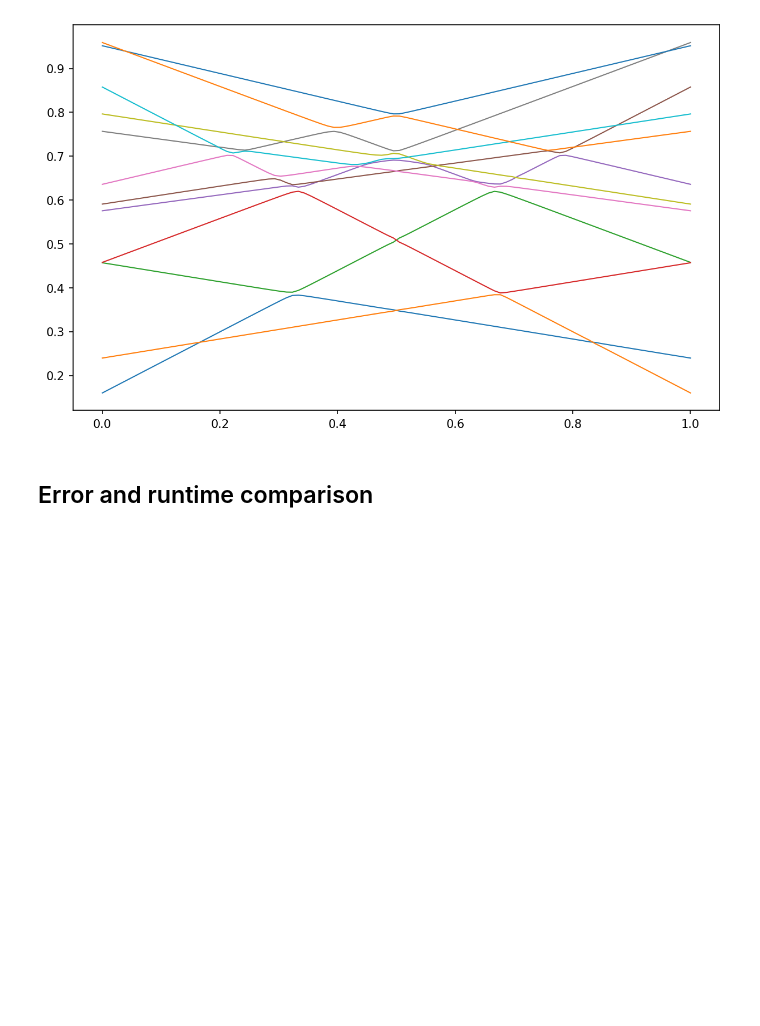
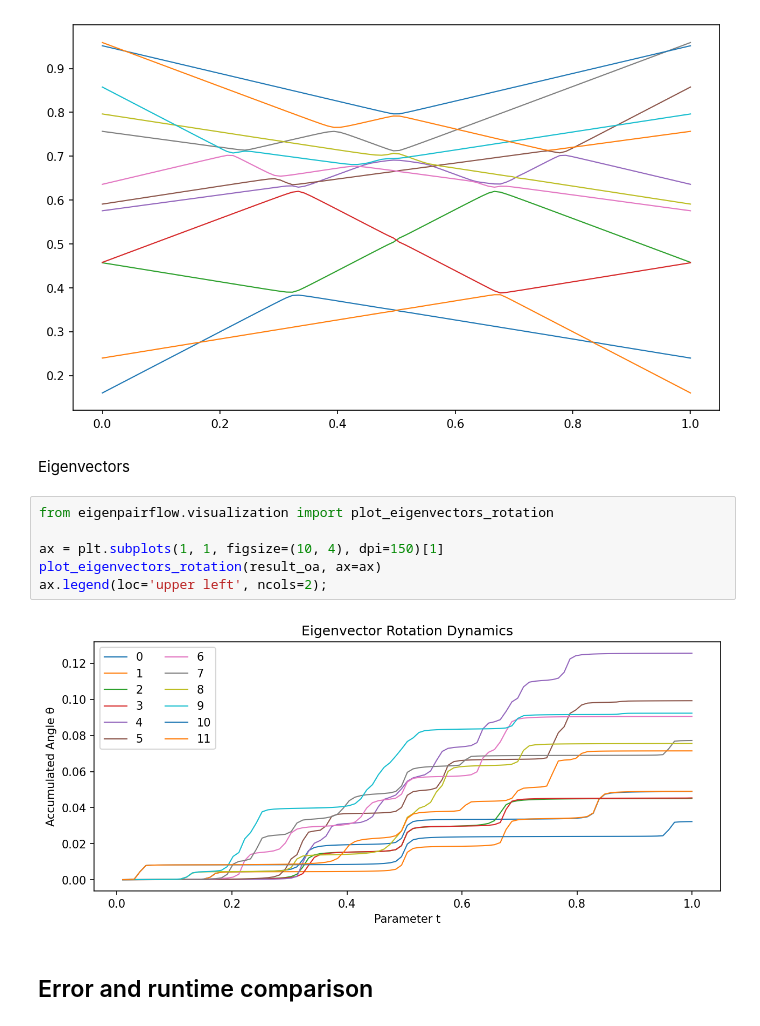
Before and after one commit to t-uda/EigenpairFlow, a Jupyter notebook: notebooks/large_matrix_tracking_demo.ipynb, the cells around one changed output. Saved outputs shown, nothing was run; the diff lists cells and outputs as text; blank space fills up the shorter version.

```diff
--- a/notebooks/large_matrix_tracking_demo.ipynb
+++ b/notebooks/large_matrix_tracking_demo.ipynb
@@ -109,6 +109,16 @@ eigvals = np.array([
 plt.plot(t_eval, eigvals, lw=1);
 # %% [output]
 [figure]
+# %% [markdown]
+Eigenvectors
+# %%
+from eigenpairflow.visualization import plot_eigenvectors_rotation
+
+ax = plt.subplots(1, 1, figsize=(10, 4), dpi=150)[1]
+plot_eigenvectors_rotation(result_oa, ax=ax)
+ax.legend(loc='upper left', ncols=2);
+# %% [output]
+[figure, added]
 # %% [markdown]
 ## Error and runtime comparison
 # %%
```
Also changed, not shown: parts of 3 cells of this notebook, 4 other files.
